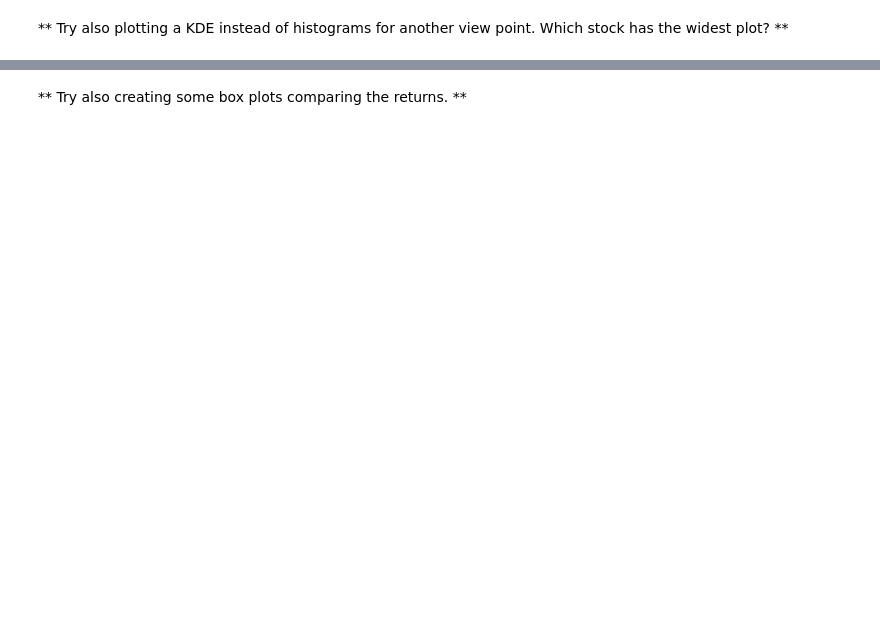
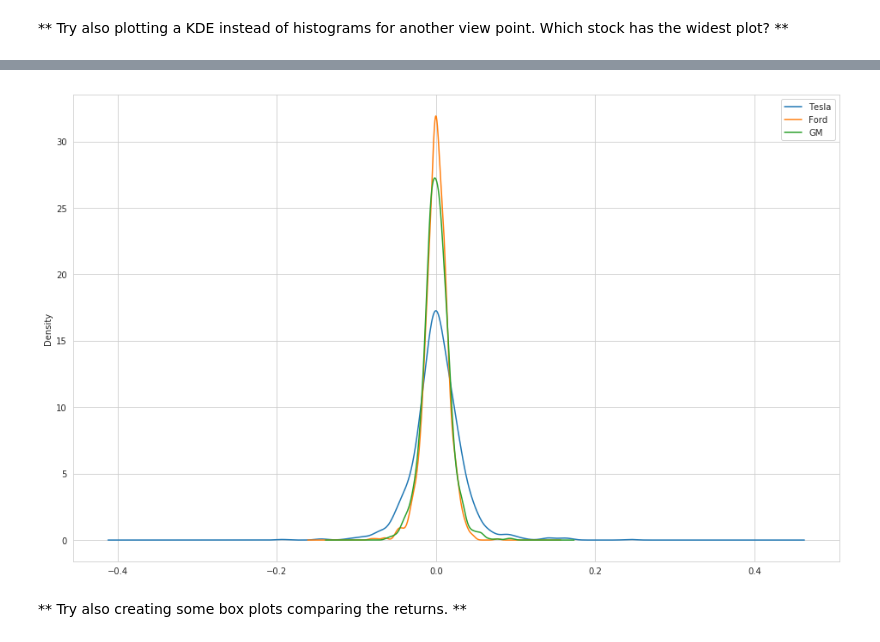
Before and after one commit to easypanda/Udemy, a Jupyter notebook: Python for Finance/07-Stock-Market-Analysis-Capstone-Project/Stock Market Analysis Project.ipynb, the cells around one changed output, grey strips where cells are left out. Drawn from its saved outputs; the diff is of its cells as text; code cells hidden in the pictures; blank space fills up the shorter version.

```diff
--- a/Python for Finance/07-Stock-Market-Analysis-Capstone-Project/Stock Market Analysis Project.ipynb
+++ b/Python for Finance/07-Stock-Market-Analysis-Capstone-Project/Stock Market Analysis Project.ipynb
@@ -313,2 +269,10 @@ This defines r_t (return at time t) as equal to the price at time t divided by t
+# %%
+df_tesla["returns"].plot(kind="kde",label="Tesla",figsize=(16,10))
+df_ford["returns"].plot(kind="kde",label="Ford")
+df_GM["returns"].plot(kind="kde",label="GM")
+plt.legend()
+plt.show()
+# %% [output]
+[figure, added]
 # %% [markdown]
 ** Try also creating some box plots comparing the returns. **
```
Also changed, not shown: parts of 29 cells of this notebook.
